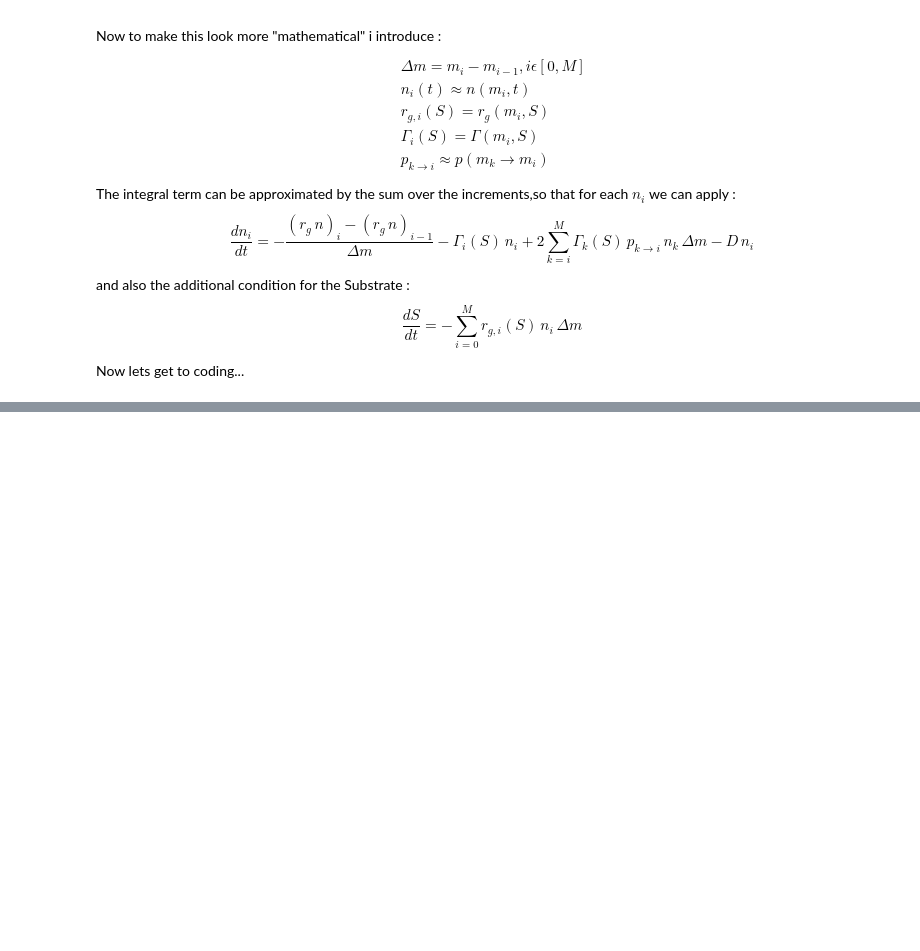
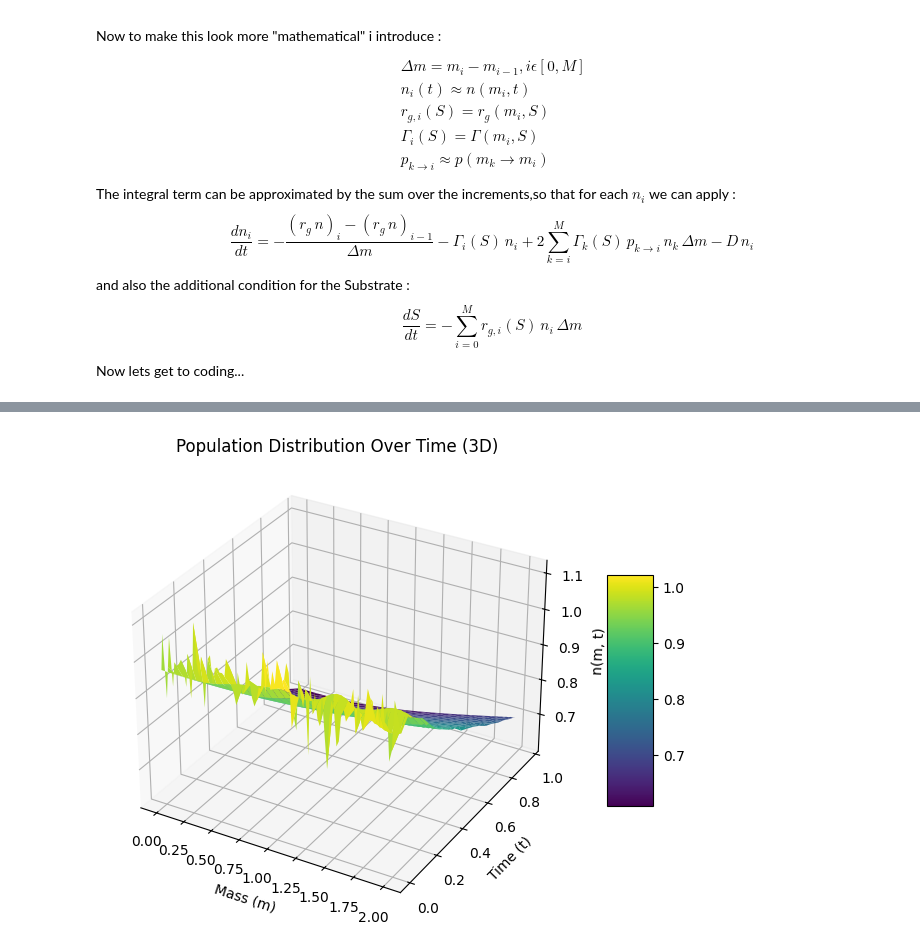
Before and after one commit to therealtoby1/Master, a Jupyter notebook: Cell_growth_integro_diff.ipynb, the cells around one changed output, grey strips where cells are left out. Drawn from its saved outputs; the diff is of its cells as text; code cells hidden in the pictures; blank space fills up the shorter version.

```diff
--- a/Cell_growth_integro_diff.ipynb
+++ b/Cell_growth_integro_diff.ipynb
@@ -46,0 +117,5 @@ Now lets get to coding...
+# %%
+t_span = (0.0, 10.0)
+t_eval = np.linspace(*t_span, 200)
+
+sol = solve_ivp(population_system, t_span, y0, t_eval=t_eval, method='RK45')
@@ -46,0 +140,28 @@ Now lets get to coding...
+# %%
+from mpl_toolkits.mplot3d import Axes3D
+
+j=20
+# Create a meshgrid for mass (m) and time (t)
+M, T = np.meshgrid(m, sol.t[:j])
+
+# Extract corresponding n(m, t) values for the first 4 time points
+N = sol.y[:-1, :j].T  # Transpose to match dimensions
+
+# Create 3D plot
+fig = plt.figure(figsize=(10, 6))
+ax = fig.add_subplot(111, projection='3d')
+
+# Plot surface
+surf = ax.plot_surface(M, T, N, cmap='viridis')
+
+ax.set_xlabel('Mass (m)')
+ax.set_ylabel('Time (t)')
+ax.set_zlabel('n(m, t)')
+ax.set_title('Population Distribution Over Time (3D)')
+
+# Add color bar
+fig.colorbar(surf, ax=ax, shrink=0.5, aspect=5)
+
+plt.show()
+# %% [output]
+[figure, added]
```
Also changed, not shown: parts of 7 cells of this notebook.
